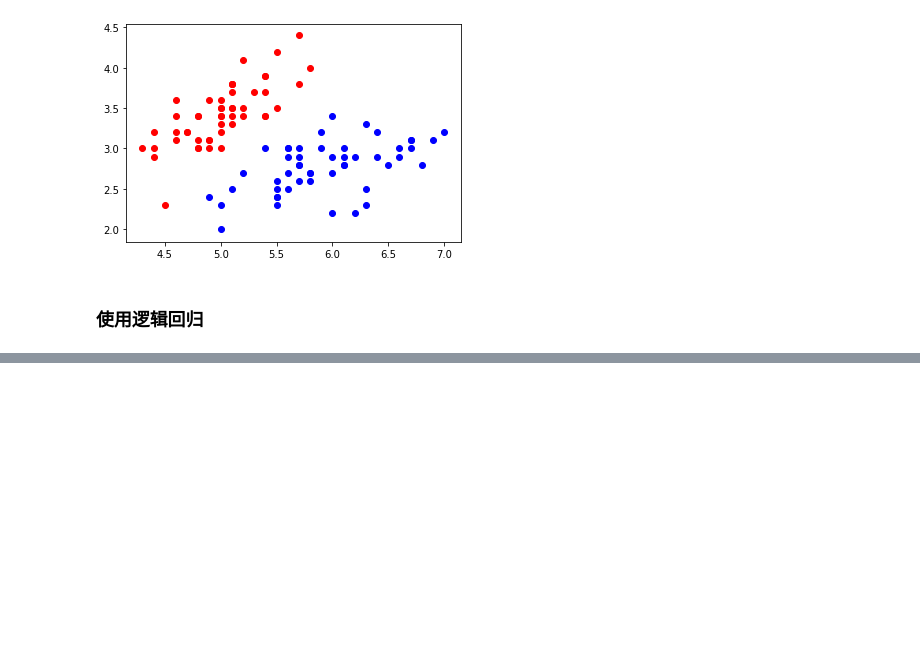
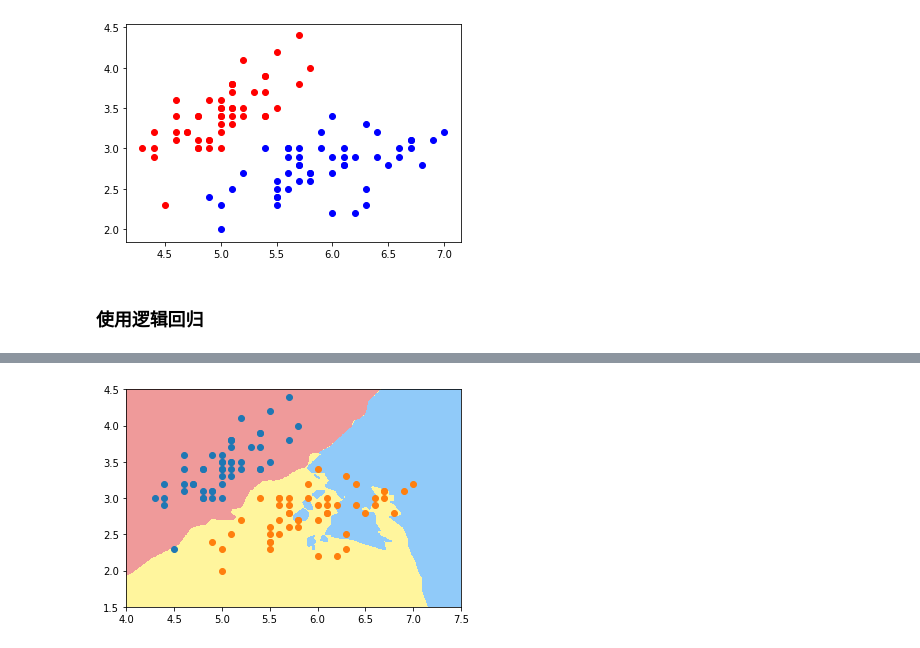
Before and after one commit to lvweiwolf/ML-Learning, a Jupyter notebook: 40.实现逻辑回归.ipynb, the cells around one changed output, grey strips where cells are left out. Cells and saved outputs as stored; diff of their text form; code cells hidden in the pictures; blank space fills up the shorter version.

```diff
--- a/40.实现逻辑回归.ipynb
+++ b/40.实现逻辑回归.ipynb
@@ -33,0 +129,7 @@ X_train, X_test, y_train, y_test = train_test_split_self(X, y, seed=666)
+# %%
+plot_decision_boundary(knn_clf_all, axis=[4, 8, 1.5, 4.5])
+plt.scatter(X[y==0,0], X[y==0,1])
+plt.scatter(X[y==1,0], X[y==1,1])
+plt.show()
+# %% [output]
+[figure, added]
```
Also changed, not shown: parts of 16 cells of this notebook.
